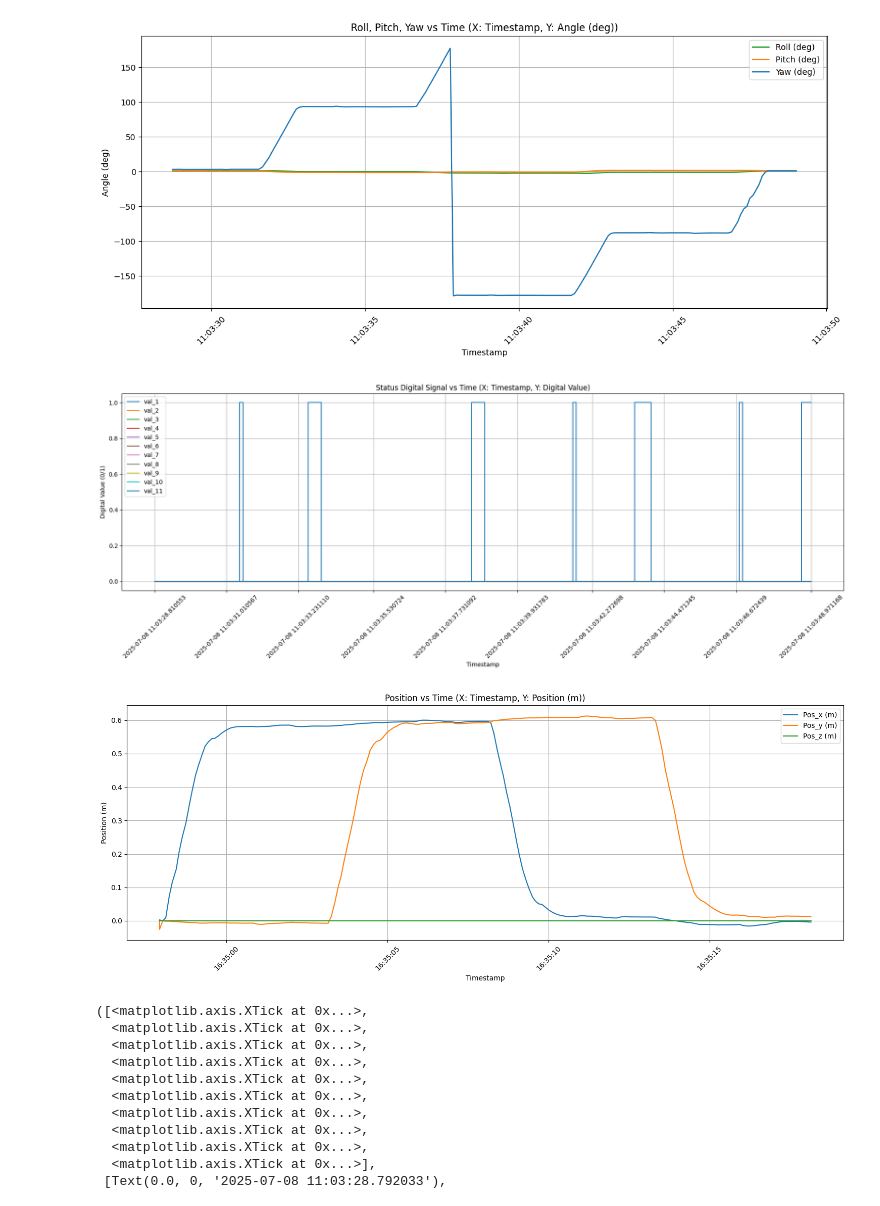
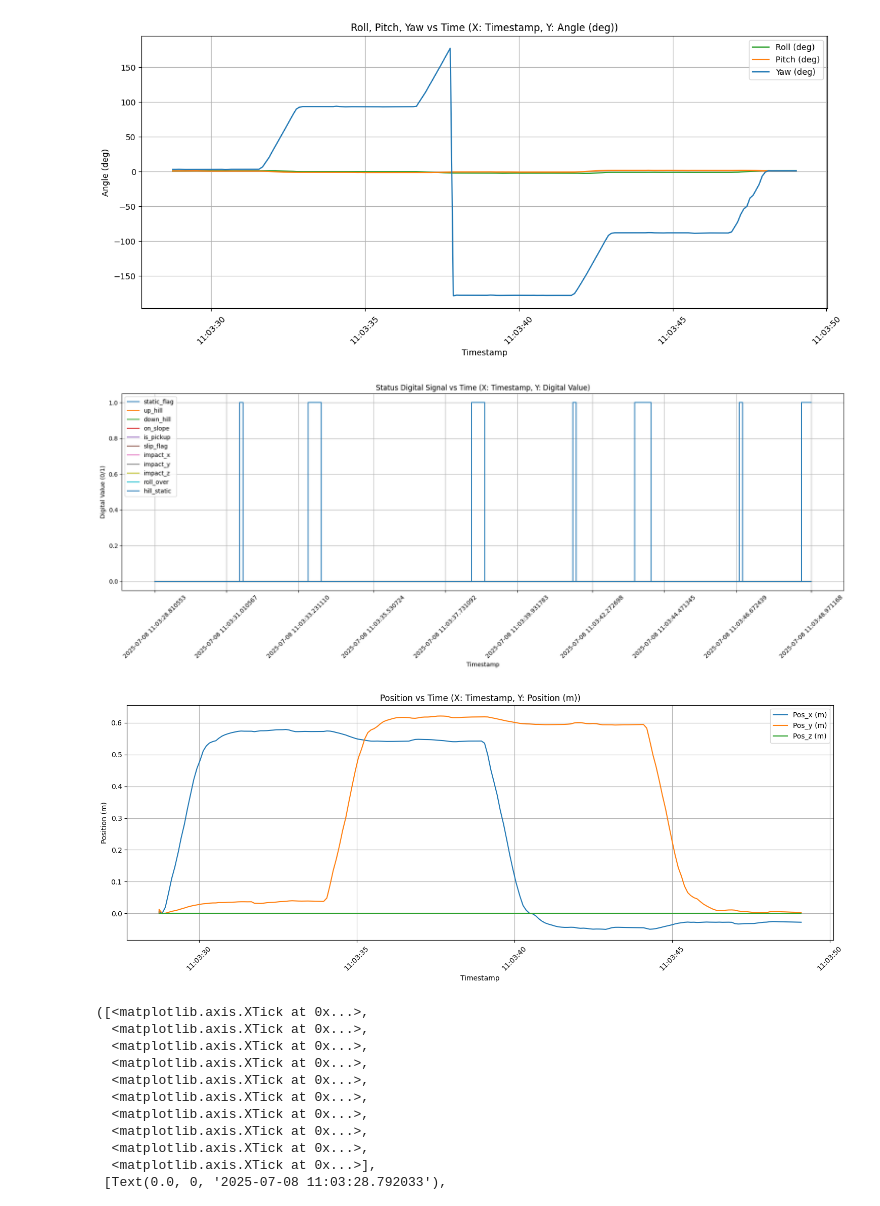
Before and after one commit to Achira03/h2c_work, a Jupyter notebook: H2C.ipynb, the cells around one changed output. Cells and saved outputs as stored; diff of their text form; code cells hidden in the pictures.

```diff
--- a/H2C.ipynb
+++ b/H2C.ipynb
@@ -78,15 +82,36 @@ df = pd.read_csv("move_square_robot_log_4_status.csv")
 # แปลงคอลัมน์ data จาก string เป็น list
 df['data'] = df['data'].apply(ast.literal_eval)
 
+# กำหนด label ตามลำดับข้อมูลจาก sub_status
+status_labels = [
+    "static_flag", "up_hill", "down_hill", "on_slope", "is_pickup",
+    "slip_flag", "impact_x", "impact_y", "impact_z", "roll_over", "hill_static"
+]
+
+# ถ้าข้อมูลมี 12 ค่า ให้เพิ่ม label ให้ครบ
+if len(df['data'][0]) == 12:
+    status_labels = [
+        "static_flag", "up_hill", "down_hill", "on_slope", "is_pickup",
+        "slip_flag", "impact_x", "impact_y", "impact_z", "roll_over", "hill_static"
+    ]
+elif len(df['data'][0]) == 11:
+    # กรณีข้อมูลมี 11 ค่า (ตามรูป)
+    status_labels = [
+        "static_flag", "up_hill", "down_hill", "on_slope", "is_pickup",
+        "slip_flag", "impact_x", "impact_y", "impact_z", "roll_over", "hill_static"
+    ]
+else:
+    # fallback: val_1, val_2, ...
+    status_labels = [f'val_{i+1}' for i in range(len(df['data'][0]))]
+
 # แยกข้อมูลแต่ละค่าใน data ออกมาเป็นคอลัมน์ใหม่
-data_cols = [f'val_{i+1}' for i in range(len(df['data'][0]))]
-data_expanded = pd.DataFrame(df['data'].tolist(), columns=data_cols)
+data_expanded = pd.DataFrame(df['data'].tolist(), columns=status_labels)
 
 # รวมกับ Timestamp
 df_plot = pd.concat([df['Timestamp'], data_expanded], axis=1)
 
 plt.figure(figsize=(18, 7))
-for col in data_cols:
+for col in status_labels:
     plt.step(df_plot['Timestamp'], df_plot[col], where='post', label=col)
 
 plt.xlabel('Timestamp')
@@ -103,33 +128,33 @@ plt.xticks(df_plot['Timestamp'].iloc[tick_indices], rotation=45)
 plt.tight_layout()
 plt.show()
 # %% [output]
-[figure, old version]
+[figure, new version]
 # %%
 import pandas as pd
 import matplotlib.pyplot as plt
 
 # อ่านไฟล์ CSV
-df = pd.read_csv("move_square_robot_log_2_position.csv")
+df = pd.read_csv("move_square_robot_log_4_position.csv")
 
 # แปลงคอลัมน์เวลาเป็น datetime
 df['Timestamp'] = pd.to_datetime(df['Timestamp'])
 
 # Plot Pos_x, Pos_y, Pos_z ในกราฟเดียวกัน
 plt.figure(figsize=(15, 6))
 plt.plot(df['Timestamp'], df['Pos_x (m)'], label='Pos_x (m)', color='tab:blue')
 plt.plot(df['Timestamp'], df['Pos_y (m)'], label='Pos_y (m)', color='tab:orange')
 plt.plot(df['Timestamp'], df['Pos_z (m)'], label='Pos_z (m)', color='tab:green')
 
 plt.xlabel('Timestamp')
 plt.ylabel('Position (m)')
 plt.title('Position vs Time (X: Timestamp, Y: Position (m))')
 plt.legend()
 plt.grid(True)
 plt.xticks(rotation=45)
 plt.tight_layout()
 plt.show()
 # %% [output]
-[figure, old version]
+[figure, new version]
 # %%
 import pandas as pd
 import matplotlib.pyplot as plt
```
Also changed, not shown: parts of 1 cell of this notebook, 22 other files.
